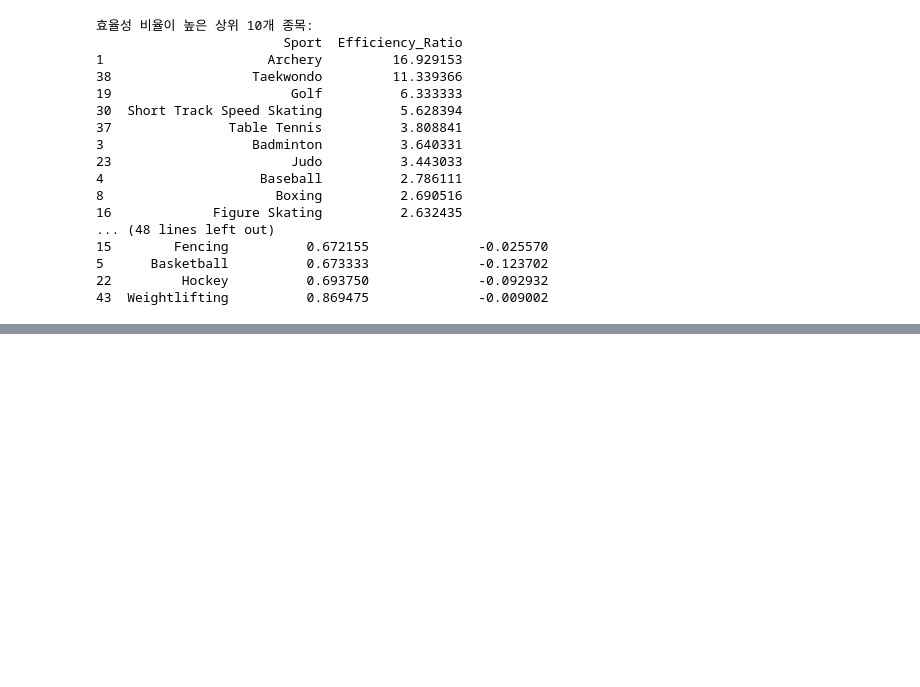
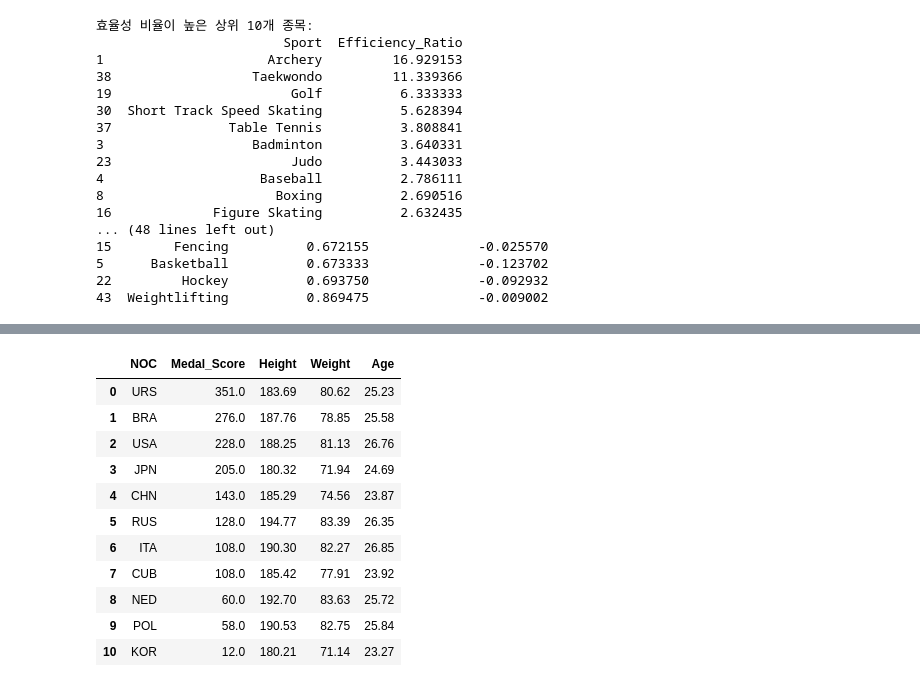
Before and after one commit to SeongJae999/AIffel_Datathon, a Jupyter notebook: olympic.ipynb, the cells around one changed output, grey strips where cells are left out. Saved outputs shown, nothing was run; the diff lists cells and outputs as text; code cells hidden in the pictures; blank space fills up the shorter version.

```diff
--- a/olympic.ipynb
+++ b/olympic.ipynb
@@ -1394,0 +1477,15 @@ print(gender_counts_korea)
+# %%
+volleyball_top11
+# %% [output]
+|  | NOC | Medal_Score | Height | Weight | Age |
+| 0 | URS | 351.0 | 183.69 | 80.62 | 25.23 |
+| 1 | BRA | 276.0 | 187.76 | 78.85 | 25.58 |
+| 2 | USA | 228.0 | 188.25 | 81.13 | 26.76 |
+| 3 | JPN | 205.0 | 180.32 | 71.94 | 24.69 |
+| 4 | CHN | 143.0 | 185.29 | 74.56 | 23.87 |
+| 5 | RUS | 128.0 | 194.77 | 83.39 | 26.35 |
+| 6 | ITA | 108.0 | 190.30 | 82.27 | 26.85 |
+| 7 | CUB | 108.0 | 185.42 | 77.91 | 23.92 |
+| 8 | NED | 60.0 | 192.70 | 83.63 | 25.72 |
+| 9 | POL | 58.0 | 190.53 | 82.75 | 25.84 |
+| 10 | KOR | 12.0 | 180.21 | 71.14 | 23.27 |
```
Also changed, not shown: parts of 22 cells of this notebook, 1 other file.
